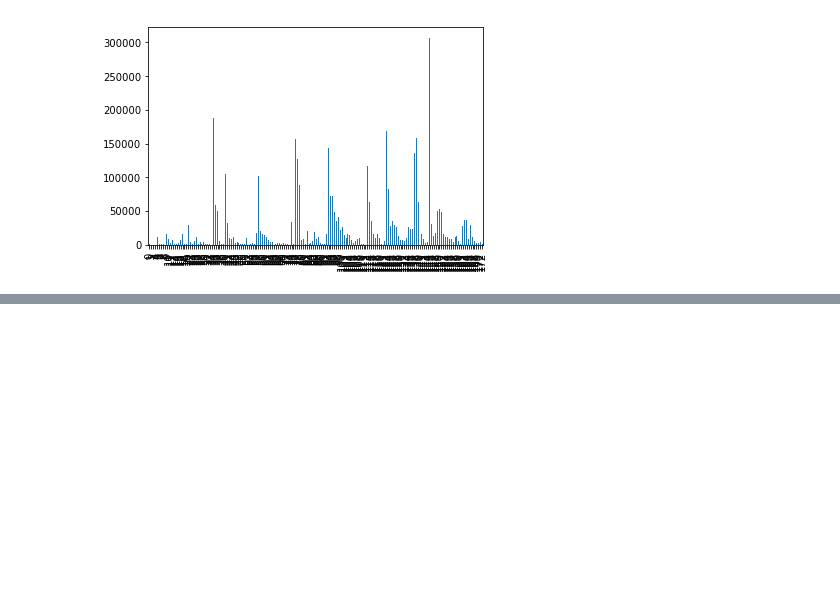
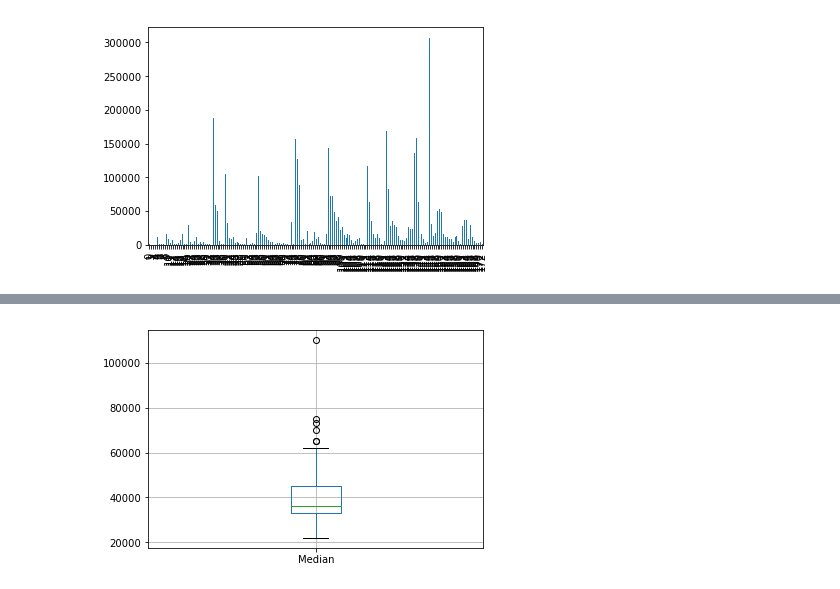
Before and after one commit to Suha4321/Suha4321.github.io, a Jupyter notebook: Student_Graduates/CollegeGraduates.ipynb, the cells around one changed output, grey strips where cells are left out. Drawn from its saved outputs; the diff is of its cells as text; code cells hidden in the pictures; blank space fills up the shorter version.

```diff
--- a/Student_Graduates/CollegeGraduates.ipynb
+++ b/Student_Graduates/CollegeGraduates.ipynb
@@ -225,0 +229,4 @@ ax = working_df["Women"].plot.bar(x = "Major", y = "Women", legend = False)
+# %%
+ax = recent_grads_clean.boxplot(column =['Median'])
+# %% [output]
+[figure, added]
```
Also changed, not shown: parts of 4 cells of this notebook.
